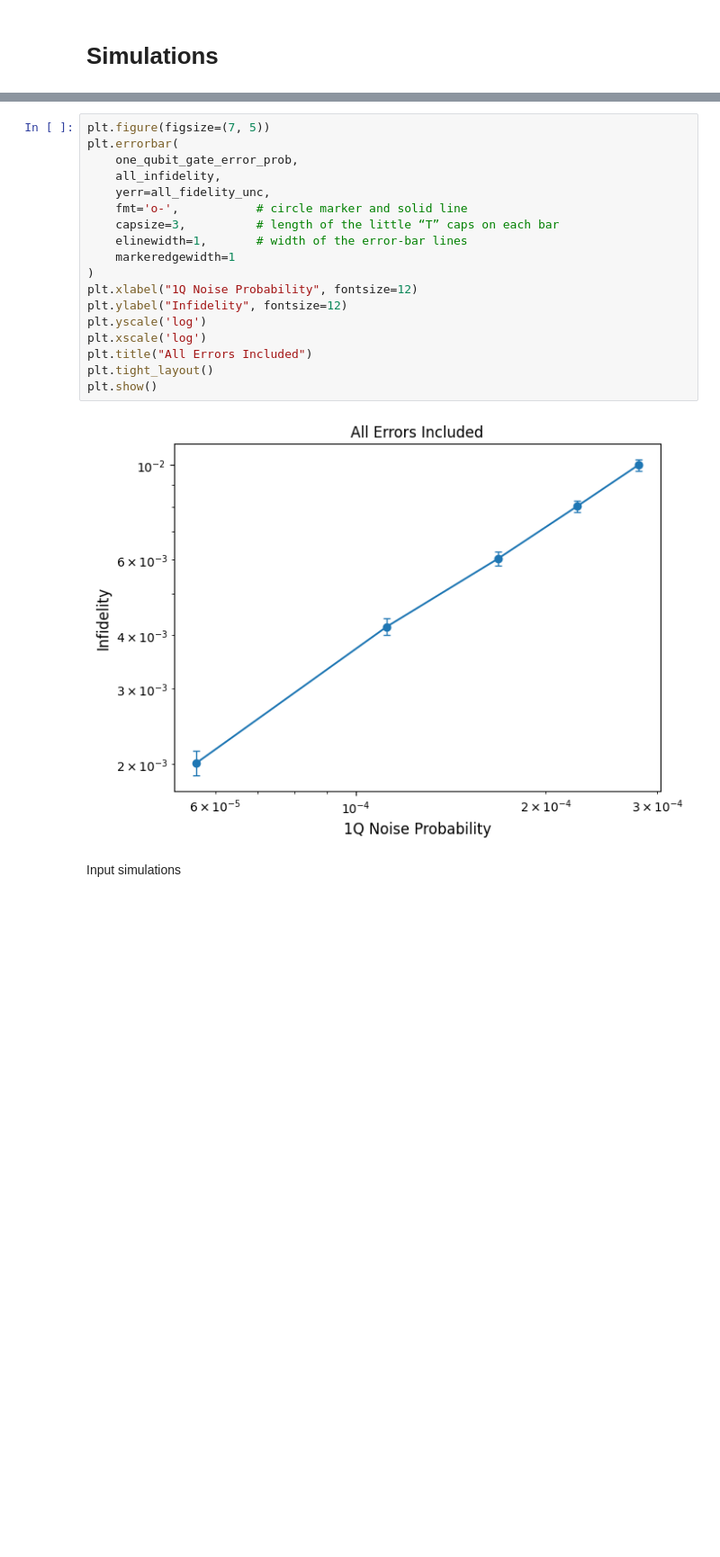
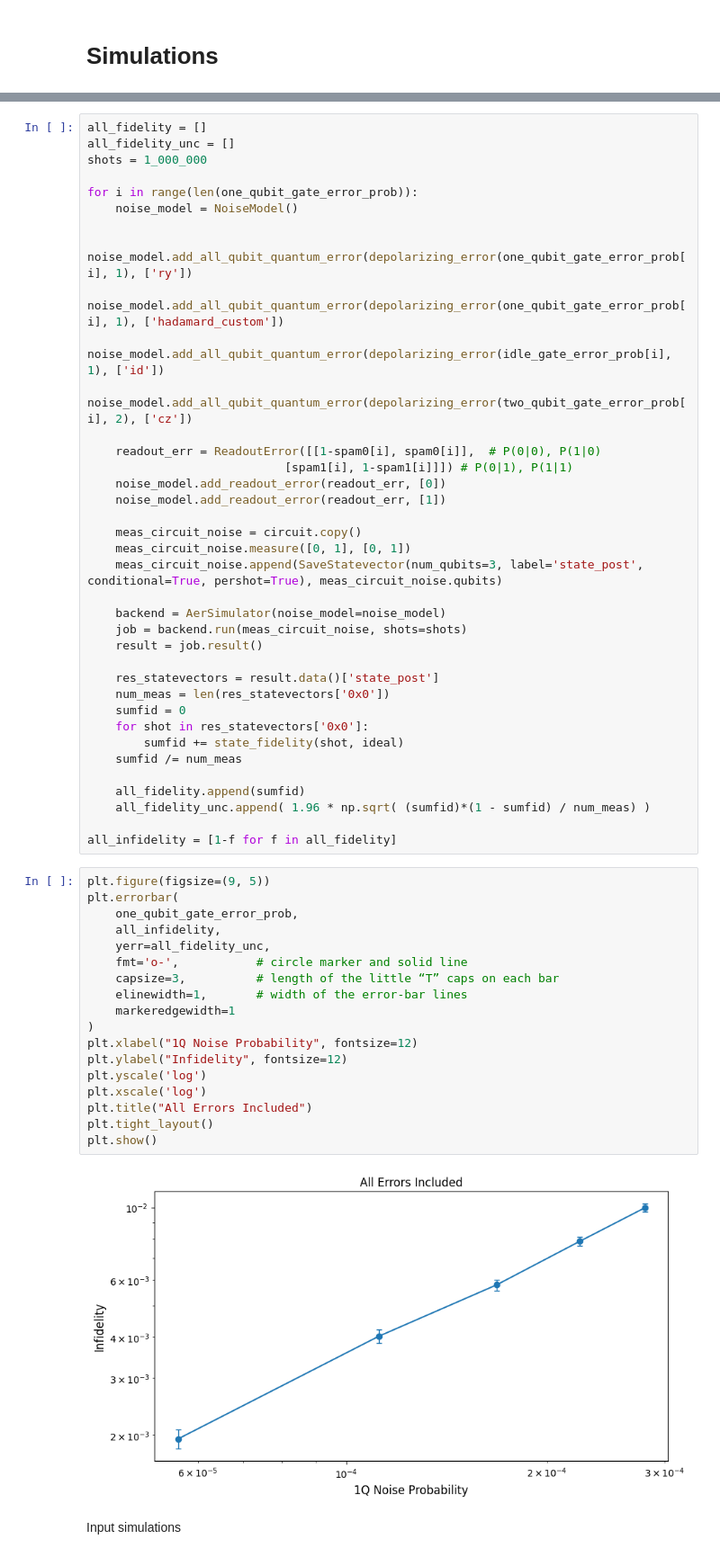
Before and after one commit to Sal7ySalt/Smallest-MSD-Protocol, a Jupyter notebook: 3_qubit_code/no_concat.ipynb, the cells around one changed output, grey strips where cells are left out. Shown at 90% size. Drawn from its saved outputs; the diff is of its cells as text; blank space fills up the shorter version.

```diff
--- a/3_qubit_code/no_concat.ipynb
+++ b/3_qubit_code/no_concat.ipynb
@@ -124,23 +92,60 @@ all_infidelity = [1-f for f in all_fidelity]
+# %%
+all_fidelity = []
+all_fidelity_unc = []
+shots = 1_000_000
+
+for i in range(len(one_qubit_gate_error_prob)):
+    noise_model = NoiseModel()
+
+    noise_model.add_all_qubit_quantum_error(depolarizing_error(one_qubit_gate_error_prob[i], 1), ['ry'])
+    noise_model.add_all_qubit_quantum_error(depolarizing_error(one_qubit_gate_error_prob[i], 1), ['hadamard_custom'])
+    noise_model.add_all_qubit_quantum_error(depolarizing_error(idle_gate_error_prob[i], 1), ['id'])
+    noise_model.add_all_qubit_quantum_error(depolarizing_error(two_qubit_gate_error_prob[i], 2), ['cz'])
+
+    readout_err = ReadoutError([[1-spam0[i], spam0[i]],  # P(0|0), P(1|0)
+                            [spam1[i], 1-spam1[i]]]) # P(0|1), P(1|1)
+    noise_model.add_readout_error(readout_err, [0])
+    noise_model.add_readout_error(readout_err, [1])
+
+    meas_circuit_noise = circuit.copy()
+    meas_circuit_noise.measure([0, 1], [0, 1])
+    meas_circuit_noise.append(SaveStatevector(num_qubits=3, label='state_post', conditional=True, pershot=True), meas_circuit_noise.qubits)
+
+    backend = AerSimulator(noise_model=noise_model)
+    job = backend.run(meas_circuit_noise, shots=shots)
+    result = job.result()
+
+    res_statevectors = result.data()['state_post']
+    num_meas = len(res_statevectors['0x0'])
+    sumfid = 0
+    for shot in res_statevectors['0x0']:
+        sumfid += state_fidelity(shot, ideal)
+    sumfid /= num_meas
+
+    all_fidelity.append(sumfid)
+    all_fidelity_unc.append( 1.96 * np.sqrt( (sumfid)*(1 - sumfid) / num_meas) )
+
+all_infidelity = [1-f for f in all_fidelity]
 # %%
-plt.figure(figsize=(7, 5))
+plt.figure(figsize=(9, 5))
 plt.errorbar(
     one_qubit_gate_error_prob,
     all_infidelity,
     yerr=all_fidelity_unc,
     fmt='o-',           # circle marker and solid line
     capsize=3,          # length of the little “T” caps on each bar
     elinewidth=1,       # width of the error‐bar lines
     markeredgewidth=1
 )
 plt.xlabel("1Q Noise Probability", fontsize=12)
 plt.ylabel("Infidelity", fontsize=12)
 plt.yscale('log')
 plt.xscale('log')
 plt.title("All Errors Included")
 plt.tight_layout()
 plt.show()
 # %% [output]
-[figure, old version]
+[figure, new version]
 # %% [markdown]
 Input simulations
 # %%
```
Also changed, not shown: parts of 32 cells of this notebook, 1 other file.
